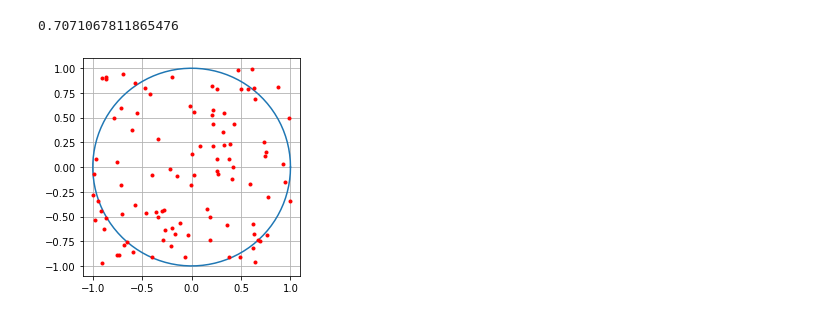
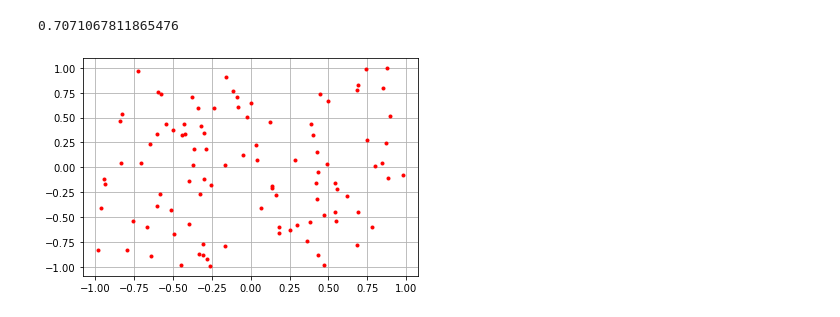
Before and after one commit to JonasNTI/jonas-olanders-CV, a Jupyter notebook: Räkna_med-python/Programmeringslabb1/Labb-uppgift1.ipynb, the cells around one changed output. Drawn from its saved outputs; the diff is of its cells as text; code cells hidden in the pictures.

```diff
--- a/Räkna_med-python/Programmeringslabb1/Labb-uppgift1.ipynb
+++ b/Räkna_med-python/Programmeringslabb1/Labb-uppgift1.ipynb
@@ -33,28 +33,19 @@ math.sqrt(x**2 + y**2,)
 # %%
 # (d) Simulera många punkter slumpmässigt mellan -1 och 1 för x- och y-koordinater, genom att använda funktionen random.uniform(-1,1).
 
 import random as rnd
 import matplotlib.pyplot as plt
 import numpy as np
-
-theta = np.linspace(0, 2*np.pi, 100)
-r = np.sqrt(1)
-x1 = r*np.cos(theta)
-x2 = r*np.sin(theta)
-
-fig, ax = plt.subplots(1)
-ax.plot(x1, x2)
-ax.set_aspect(1)
 
 plt.grid(linestyle='-')
 
 for i in range(100):
     x = rnd.uniform(-1,1)
     y = rnd.uniform(-1,1)
     plt.plot(x,y, '.r')
 plt.show()
 # %% [output]
-[figure, old version]
+[figure, new version]
 # %%
 # (e) Räkna antalet punkter som hamnar inne i cirkeln och dividera med antalet simulerade punkter.
 
```
Also changed, not shown: parts of 4 cells of this notebook.
